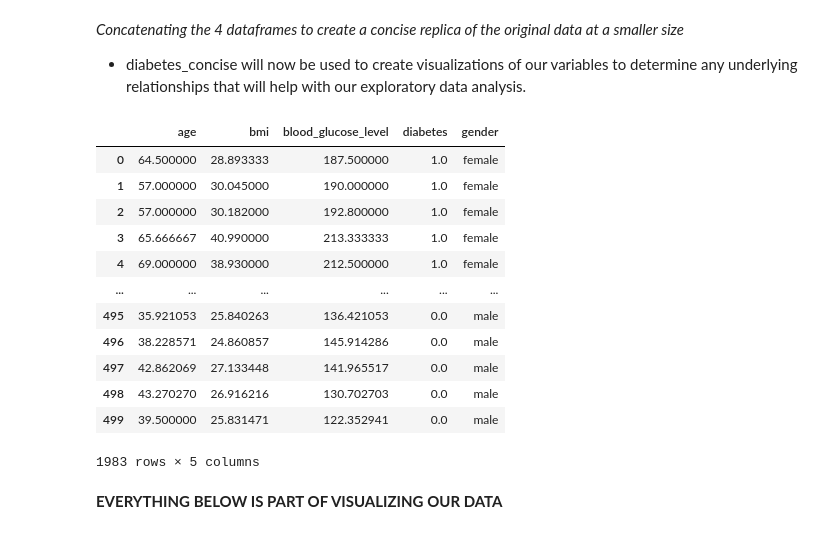
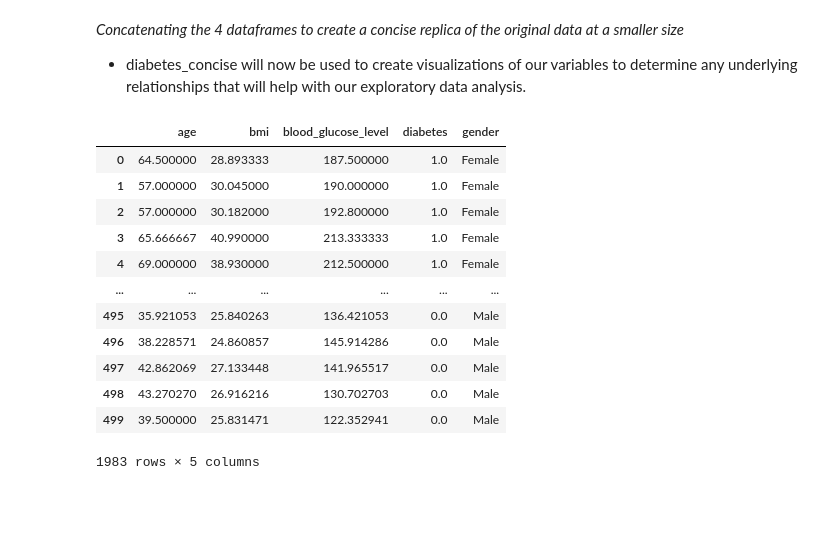
Before and after one commit to Angry-Cub/dsci-100-group-4, a Jupyter notebook: workspace.ipynb, the cells around one changed output. Saved outputs shown, nothing was run; the diff lists cells and outputs as text; code cells hidden in the pictures; blank space fills up the shorter version.

```diff
--- a/workspace.ipynb
+++ b/workspace.ipynb
@@ -141,33 +134,36 @@ male_concise_no_diabetes = diabetes_male_no.drop(columns="gender").groupby(diabe
 
 - We reinstate the gender column with the appropriate genders before concatenating these 4 dataframes into one
 # %%
-male_concise_no_diabetes["gender"] = "male"
-male_concise_yes_diabetes["gender"] = "male"
+male_concise_no_diabetes["gender"] = "Male"
+male_concise_yes_diabetes["gender"] = "Male"
 
-female_concise_yes_diabetes["gender"] = "female"
-female_concise_no_diabetes["gender"] = "female"
+female_concise_yes_diabetes["gender"] = "Female"
+female_concise_no_diabetes["gender"] = "Female"
 # %% [markdown]
 *Concatenating the 4 dataframes to create a concise replica of the original data at a smaller size*
 
 - diabetes_concise will now be used to create visualizations of our variables to determine any underlying relationships that will help with our exploratory data analysis.
 # %%
+lst_females = [female_concise_yes_diabetes, female_concise_no_diabetes]
+lst_males = [male_concise_yes_diabetes, male_concise_no_diabetes]
 lst = [female_concise_yes_diabetes, female_concise_no_diabetes, male_concise_yes_diabetes, male_concise_no_diabetes]
-diabetes_concise = pd.concat(lst)
+
+diabetes_concise_females = pd.concat(lst_females)
+diabetes_concise_males = pd.concat(lst_males)
+diabetes_concise= pd.concat(lst)
 
 diabetes_concise
 # %% [output]
 |  | age | bmi | blood_glucose_level | diabetes | gender |
-| 0 | 64.500000 | 28.893333 | 187.500000 | 1.0 | female |
-| 1 | 57.000000 | 30.045000 | 190.000000 | 1.0 | female |
-| 2 | 57.000000 | 30.182000 | 192.800000 | 1.0 | female |
-| 3 | 65.666667 | 40.990000 | 213.333333 | 1.0 | female |
-| 4 | 69.000000 | 38.930000 | 212.500000 | 1.0 | female |
+| 0 | 64.500000 | 28.893333 | 187.500000 | 1.0 | Female |
+| 1 | 57.000000 | 30.045000 | 190.000000 | 1.0 | Female |
+| 2 | 57.000000 | 30.182000 | 192.800000 | 1.0 | Female |
+| 3 | 65.666667 | 40.990000 | 213.333333 | 1.0 | Female |
+| 4 | 69.000000 | 38.930000 | 212.500000 | 1.0 | Female |
 | ... | ... | ... | ... | ... | ... |
-| 495 | 35.921053 | 25.840263 | 136.421053 | 0.0 | male |
-| 496 | 38.228571 | 24.860857 | 145.914286 | 0.0 | male |
-| 497 | 42.862069 | 27.133448 | 141.965517 | 0.0 | male |
-| 498 | 43.270270 | 26.916216 | 130.702703 | 0.0 | male |
-| 499 | 39.500000 | 25.831471 | 122.352941 | 0.0 | male |
+| 495 | 35.921053 | 25.840263 | 136.421053 | 0.0 | Male |
+| 496 | 38.228571 | 24.860857 | 145.914286 | 0.0 | Male |
+| 497 | 42.862069 | 27.133448 | 141.965517 | 0.0 | Male |
+| 498 | 43.270270 | 26.916216 | 130.702703 | 0.0 | Male |
+| 499 | 39.500000 | 25.831471 | 122.352941 | 0.0 | Male |
 1983 rows × 5 columns
-# %% [markdown]
-**EVERYTHING BELOW IS PART OF VISUALIZING OUR DATA**
```
Also changed, not shown: parts of 22 cells of this notebook.
